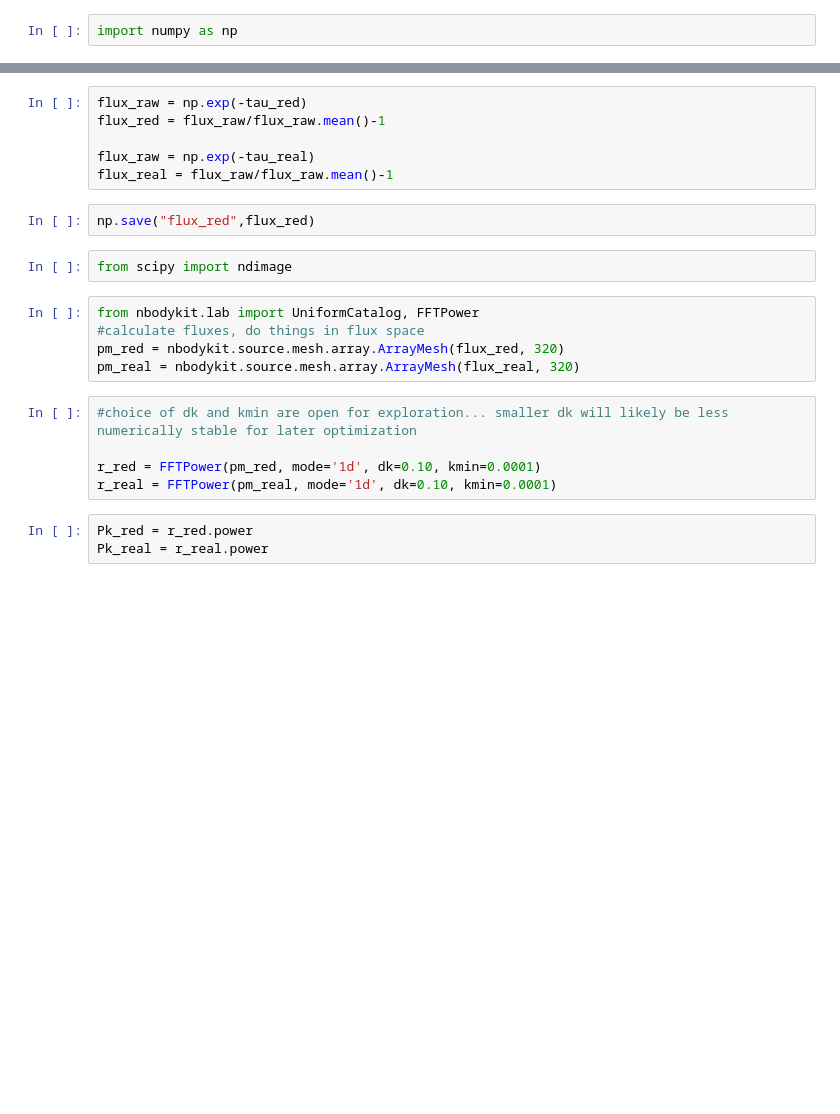
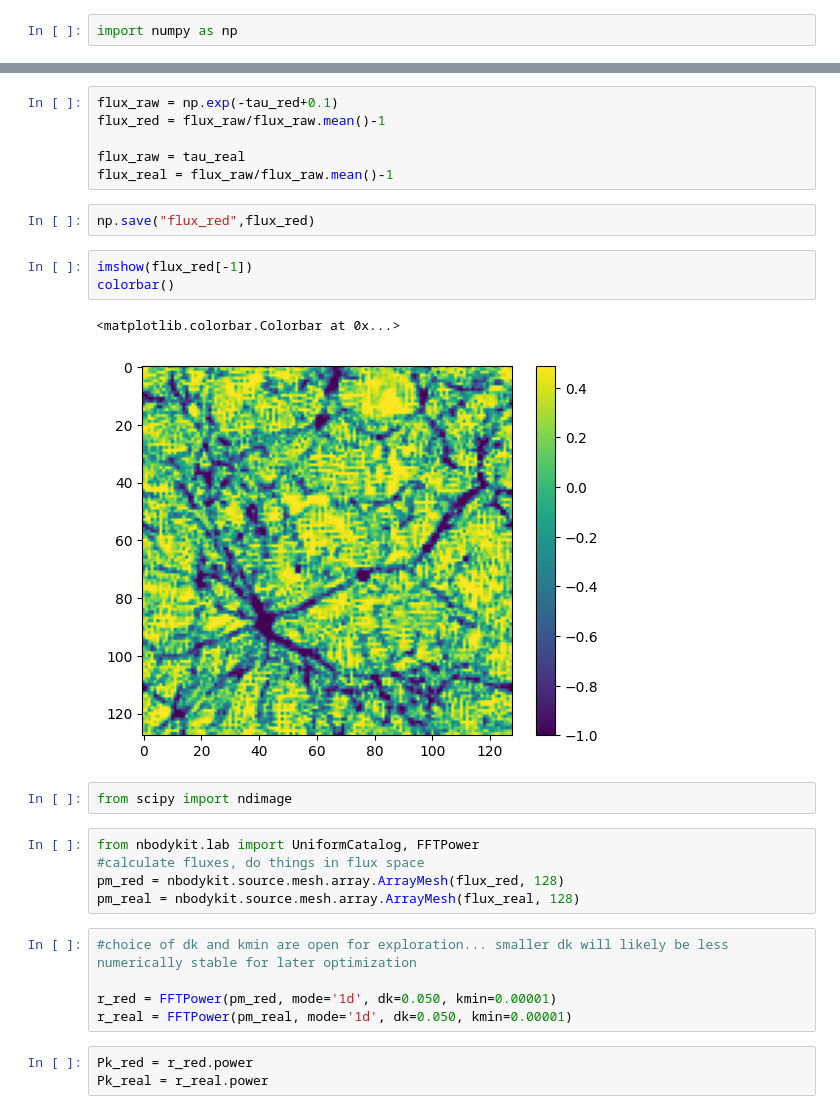
Before and after one commit to bhorowitz/MAPLE-V2, a Jupyter notebook: gen_fid.ipynb, the cells around one changed output, grey strips where cells are left out. Cells and saved outputs as stored; diff of their text form; blank space fills up the shorter version.

```diff
--- a/gen_fid.ipynb
+++ b/gen_fid.ipynb
@@ -24,23 +27,29 @@ Populating the interactive namespace from numpy and matplotlib
 # %%
-flux_raw = np.exp(-tau_red)
+flux_raw = np.exp(-tau_red+0.1)
 flux_red = flux_raw/flux_raw.mean()-1
 
-flux_raw = np.exp(-tau_real)
+flux_raw = tau_real
 flux_real = flux_raw/flux_raw.mean()-1
 # %%
 np.save("flux_red",flux_red)
+# %%
+imshow(flux_red[-1])
+colorbar()
+# %% [output]
+<matplotlib.colorbar.Colorbar at 0x...>
+[figure, added]
 # %%
 from scipy import ndimage
 # %%
 from nbodykit.lab import UniformCatalog, FFTPower
 #calculate fluxes, do things in flux space
-pm_red = nbodykit.source.mesh.array.ArrayMesh(flux_red, 320)
-pm_real = nbodykit.source.mesh.array.ArrayMesh(flux_real, 320)
+pm_red = nbodykit.source.mesh.array.ArrayMesh(flux_red, 128)
+pm_real = nbodykit.source.mesh.array.ArrayMesh(flux_real, 128)
 # %%
 #choice of dk and kmin are open for exploration... smaller dk will likely be less numerically stable for later optimization
 
-r_red = FFTPower(pm_red, mode='1d', dk=0.10, kmin=0.0001)
-r_real = FFTPower(pm_real, mode='1d', dk=0.10, kmin=0.0001)
+r_red = FFTPower(pm_red, mode='1d', dk=0.050, kmin=0.00001)
+r_real = FFTPower(pm_real, mode='1d', dk=0.050, kmin=0.00001)
 # %%
 Pk_red = r_red.power
 Pk_real = r_real.power
```
Also changed, not shown: parts of 9 cells of this notebook, 9 other files.
